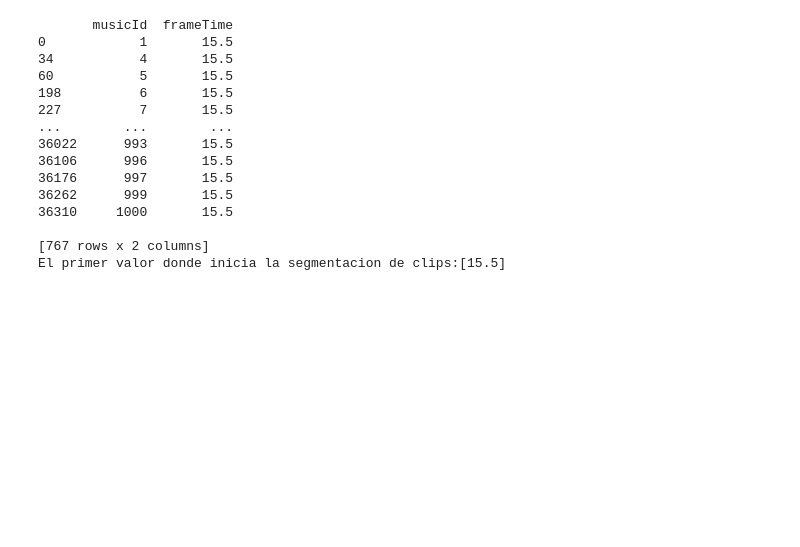
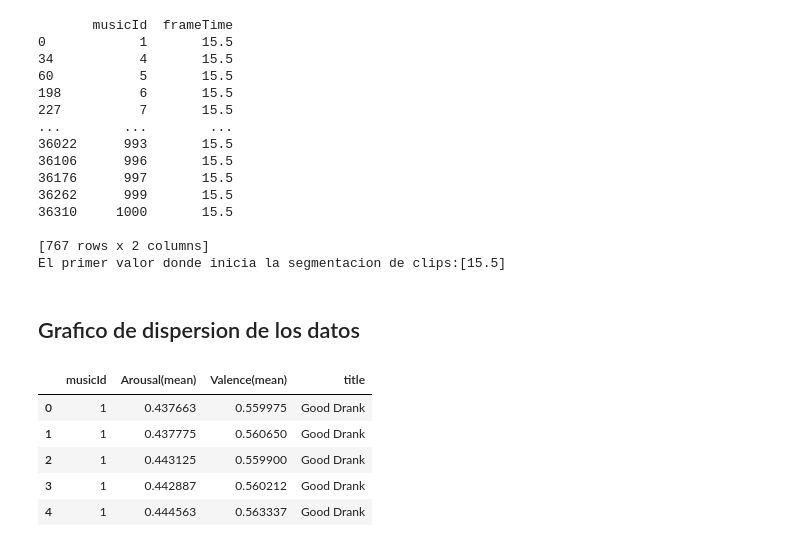
Before and after one commit to Leodna/mer, a Jupyter notebook: notebooks/analisis_exploratorio.ipynb, the cells around one changed output. Saved outputs shown, nothing was run; the diff lists cells and outputs as text; code cells hidden in the pictures; blank space fills up the shorter version.

```diff
--- a/notebooks/analisis_exploratorio.ipynb
+++ b/notebooks/analisis_exploratorio.ipynb
@@ -303,3 +303,22 @@ print(f"El primer valor donde inicia la segmentacion de clips:{dyn_anot_framtime
 
 [767 rows x 2 columns]
 El primer valor donde inicia la segmentacion de clips:[15.5]
+# %% [markdown]
+## Grafico de dispersion de los datos
+# %%
+#Unir el nombre de la cancion con los datos de Valence y Arousal
+test_muestreo = dyn_anot.copy()
+del test_muestreo['frameTime']
+#test_muestreo.drop('frameTime',axis=1,inplace=True)
+test_info = pmemo_meta_anot.copy()
+test_info = test_info[['musicId','title']]
+
+test_df = pd.merge(test_muestreo,test_info,on='musicId')
+test_df.head(5)
+# %% [output]
+|  | musicId | Arousal(mean) | Valence(mean) | title |
+| 0 | 1 | 0.437663 | 0.559975 | Good Drank |
+| 1 | 1 | 0.437775 | 0.560650 | Good Drank |
+| 2 | 1 | 0.443125 | 0.559900 | Good Drank |
+| 3 | 1 | 0.442887 | 0.560212 | Good Drank |
+| 4 | 1 | 0.444563 | 0.563337 | Good Drank |
```
Also changed, not shown: parts of 5 cells of this notebook.
